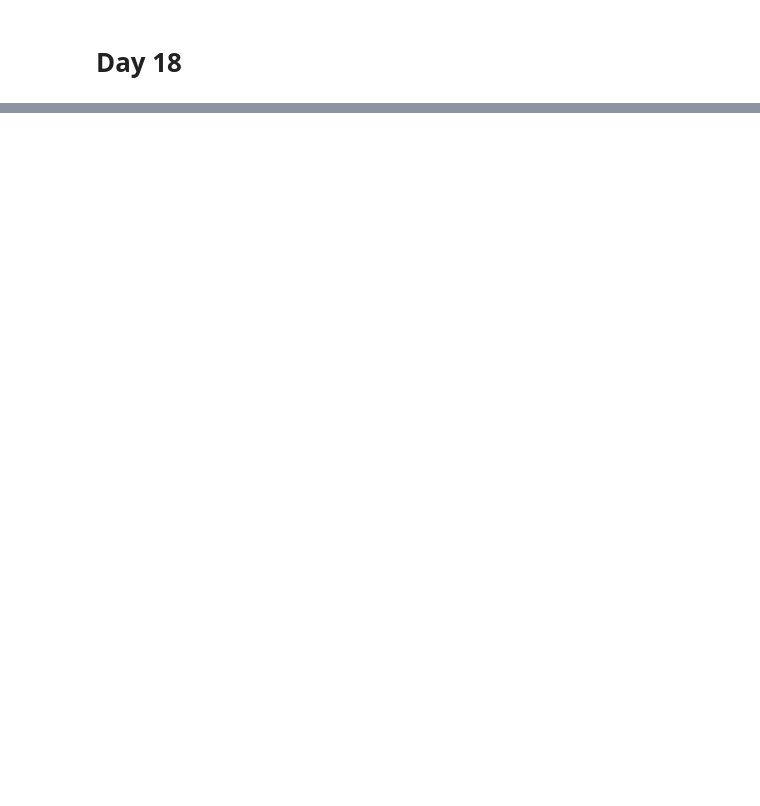
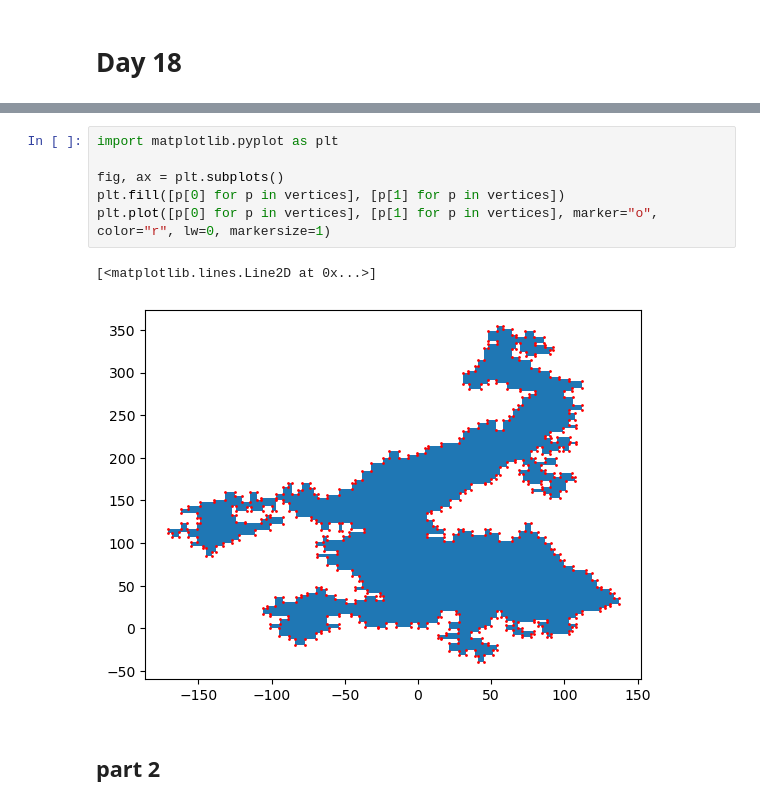
Before and after one commit to clabrugere/advent-of-code-2023, a Jupyter notebook: solutions.ipynb, the cells around one changed output, grey strips where cells are left out. Drawn from its saved outputs; the diff is of its cells as text; blank space fills up the shorter version.

```diff
--- a/solutions.ipynb
+++ b/solutions.ipynb
@@ -1571,0 +1762,11 @@ min_cost(
+# %%
+import matplotlib.pyplot as plt
+
+fig, ax = plt.subplots()
+plt.fill([p[0] for p in vertices], [p[1] for p in vertices])
+plt.plot([p[0] for p in vertices], [p[1] for p in vertices], marker="o", color="r", lw=0, markersize=1)
+# %% [output]
+[<matplotlib.lines.Line2D at 0x...>]
+[figure, added]
+# %% [markdown]
+## part 2
```
Also changed, not shown: parts of 6 cells of this notebook, 1 other file.
